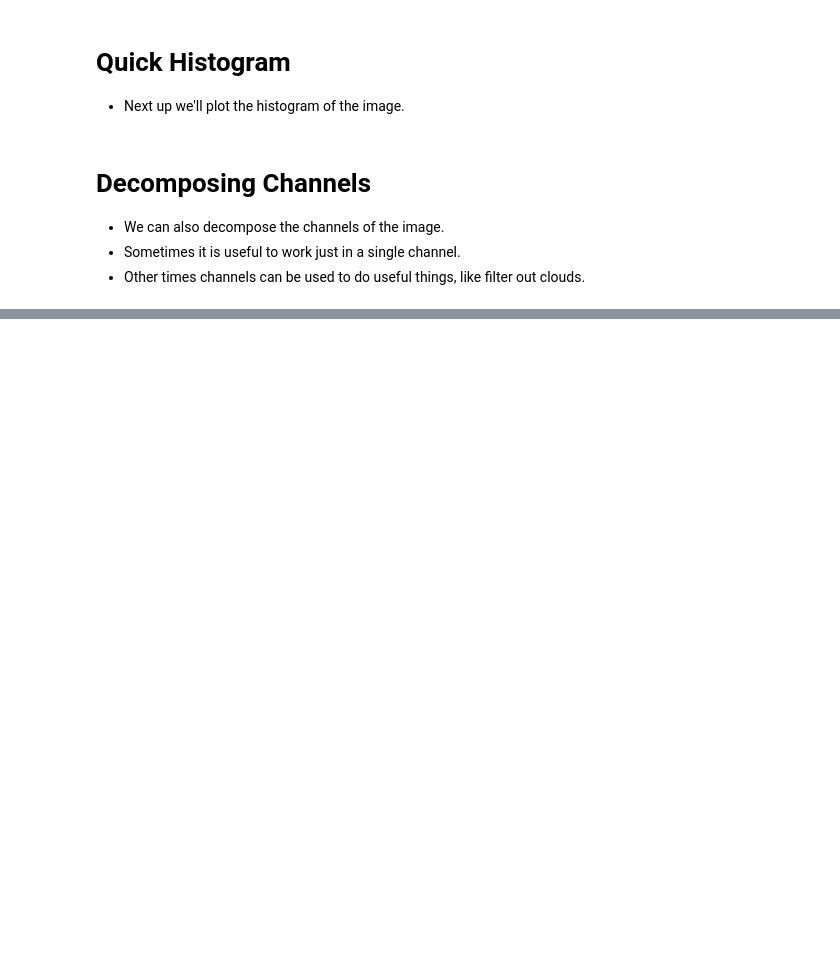
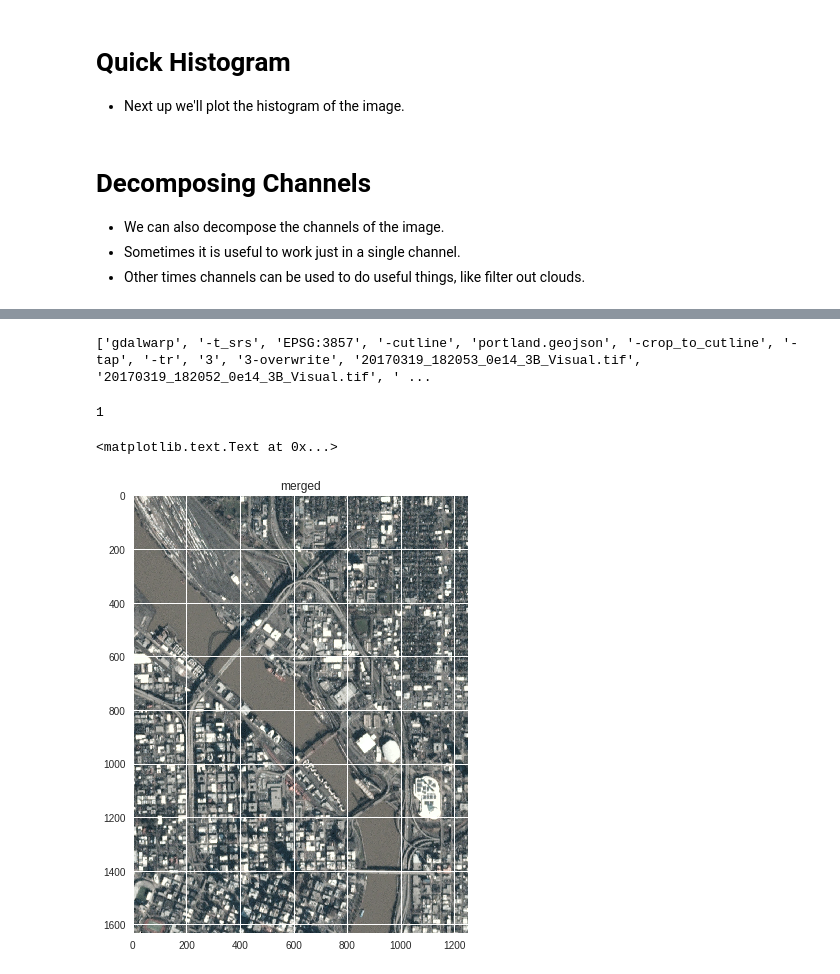
Before and after one commit to kscottz/PythonFromSpace, a Jupyter notebook: TheBasics.ipynb, the cells around one changed output, grey strips where cells are left out. Cells and saved outputs as stored; diff of their text form; code cells hidden in the pictures; blank space fills up the shorter version.

```diff
--- a/TheBasics.ipynb
+++ b/TheBasics.ipynb
@@ -399,3 +454,29 @@ rasterio.mask?
+# %%
+import subprocess
+commands = ["gdalwarp",
+           "-t_srs","EPSG:3857",
+           "-cutline",aoi_file,
+           "-crop_to_cutline",
+           "-tap",
+            "-tr", "3", "3"
+           "-overwrite"]
+output_mosaic = "merged.tif"
+for tiff in tiff_files[0:2]:
+    commands.append(tiff)
+commands.append(output_mosaic)
+print commands
+subprocess.call(commands)
+# %% [output]
+['gdalwarp', '-t_srs', 'EPSG:3857', '-cutline', 'portland.geojson', '-crop_to_cutline', '-tap', '-tr', '3', '3-overwrite', '20170319_182053_0e14_3B_Visual.tif', '20170319_182052_0e14_3B_Visual.tif', ' ...
+1
+# %%
+merged = load_image3("./merged.tif")
+plt.figure(i,figsize=(6,12))
+plt.imshow(merged)
+plt.title("merged")
+# %% [output]
+<matplotlib.text.Text at 0x...>
+[figure, added]
 # %%
 #https://mapbox.s3.amazonaws.com/playground/perrygeo/rasterio-docs/cookbook.html
 #/usr/local/lib/python2.7/dist-packages/rasterio/mask.py:72: UserWarning: GeoJSON outside bounds of existing output raster. Are they in different coordinate reference systems?
```
Also changed, not shown: parts of 19 cells of this notebook, 1 other file.
